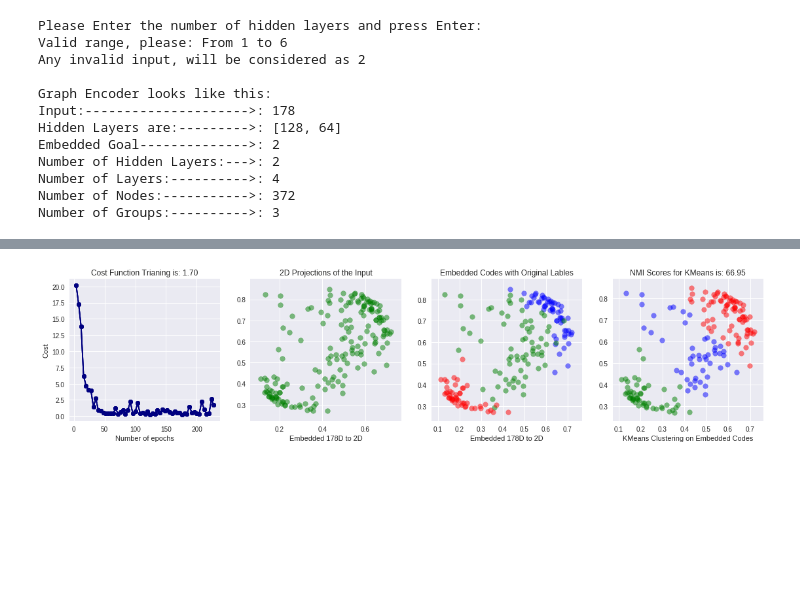
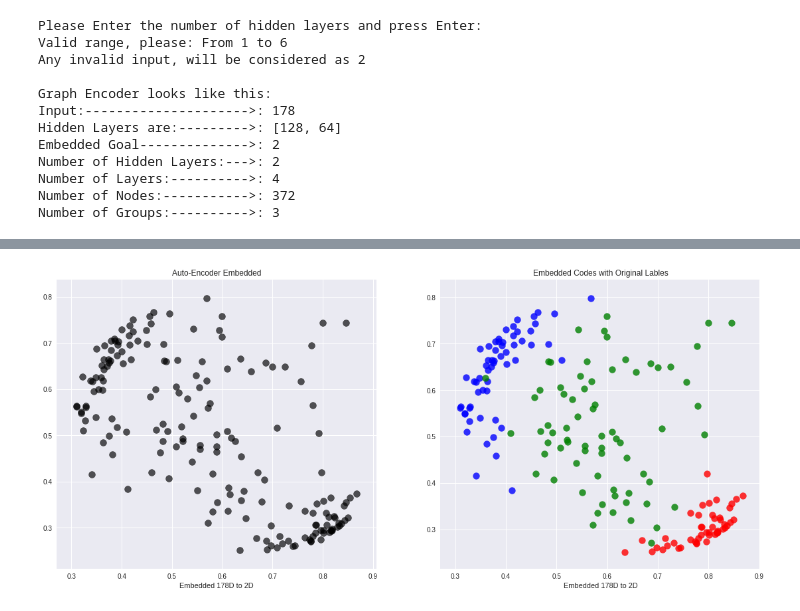
Before and after one commit to saman-nia/Deep-Learning-for-Dimensionality-Reduction, a Jupyter notebook: Deep Learning Dimensionality Reduction on Dense Matrix.ipynb, the cells around one changed output, grey strips where cells are left out. Cells and saved outputs as stored; diff of their text form; code cells hidden in the pictures; blank space fills up the shorter version.

```diff
--- a/Deep Learning Dimensionality Reduction on Dense Matrix.ipynb
+++ b/Deep Learning Dimensionality Reduction on Dense Matrix.ipynb
@@ -313,8 +317,27 @@ for epoch in tqdm(range(1, epochs+1)):
     # Fit training with Backpropagation using batch data.
     for i in range(n_backpro):
         miniData, _ = train_set.next_batch(n_batch)
-        _, new_cost = sess.run([train_optimizer,cost], feed_dict={x: miniData, mode_train:True})
+        _, new_cost = sess.run([train_optimizer, cost], feed_dict={x: miniData, mode_train:True})
     #-------------------------------------------------------------------------------------------
     if epoch % n_diplay == 0 or epoch == epochs:
       steps.append(epoch)
       loss_cost.append(new_cost)
+      #------------------------- Save the optimized data ---------------------------------------------
+      ae_codes = sess.run(code, feed_dict={x: data_set, mode_train: False})
+      pred_KMeans_code = k_means(ae_codes, n_groups)
+      nmi_KMeans_code = normalized_mutual_info_score(labels_set, pred_KMeans_code)
+      NMI_step.append(nmi_KMeans_code*100)
+      clear_output()
+      plt.figure(figsize=(19,6))
+      plt.subplot(1,2,1)
+      plt.plot(steps, loss_cost, color='b', marker="o")
+      plt.ylim(0,(loss_cost[0]+5)),plt.xlim((n_diplay-1),(epochs+1))
+      plt.xlabel('Number of epochs')
+      plt.ylabel('Cost')
+      plt.title('Late Loss: {:0.2f}'.format(new_cost))
+      plt.subplot(1,2,2)
+      plt.plot(steps, NMI_step, color='r', marker="o")
+      plt.ylim(0,100),plt.xlim((n_diplay-1),(epochs+1))
+      plt.xlabel('Number of epochs'),plt.ylabel('NMI Progress')
+      plt.title('Late NMI of KMeans: {:0.2f}'.format(nmi_KMeans_code*100))
+      plt.show()
@@ -331,33 +350,21 @@ by_hsv = ((tuple(mcolors.rgb_to_hsv(mcolors.to_rgba(color)[:3])), name)
           for name, color in colors.items())
 sorted_color = [name for hsv, name in by_hsv]
 # %%
-warnings.filterwarnings('ignore')
-plt.figure(figsize=(19,4))
+plt.figure(figsize=(19,8))
 for num in range(n_groups):
-  plt.subplot(1,4,1)
-  plt.plot(steps, loss_cost, label='Cost Trianing', color='#000080', marker='o')
-  plt.xlabel('Number of epochs')
-  plt.ylabel('Cost')
-  plt.title('Cost Function Trianing is: {:0.2f}'.format(new_cost))
-  plt.subplot(1,4,2)
-  plt.scatter(ae_codes[:,0], ae_codes[:,1], 60, color='g', alpha=0.2, marker='o')
-  plt.title('2D Projections of the Input')
+  plt.subplot(1,2,1)
+  plt.scatter(ae_codes[:,0], ae_codes[:,1], 99, color='k', alpha=0.3, marker='o')
+  plt.title('Auto-Encoder Embedded')
   plt.xlabel('Embedded {:d}D to {:d}D'.format(n_input,int(n_code)))
-  plt.subplot(1,4,3)
+  plt.subplot(1,2,2)
   plt.scatter([ae_codes[:,0][i] for i in range(len(labels_set)) if labels_set[i] == num],
               [ae_codes[:,1][i] for i in range(len(labels_set)) if labels_set[i] == num],
-              60, label=str(num+1), color = sorted_color[num], alpha=0.5, marker='o')
+              99, color = sorted_color[num], alpha=0.8, marker='o')
   plt.title('Embedded Codes with Original Lables')
   plt.xlabel('Embedded {:d}D to {:d}D'.format(n_input,int(n_code)))
-  plt.subplot(1,4,4)
-  plt.scatter([ae_codes[:,0][i] for i in range(len(pred_KMeans_code)) if pred_KMeans_code[i] == num],
-              [ae_codes[:,1][i] for i in range(len(pred_KMeans_code)) if pred_KMeans_code[i] == num],
-              60, label=str(num+1), color = sorted_color[num], alpha=0.5, marker='o')
-  plt.title(('NMI Scores for KMeans is: {:0.2f}').format(nmi_KMeans_code*100))
-  plt.xlabel('KMeans Clustering on Embedded Codes')
 plt.show()
 # %% [output]
-[figure, old version]
+[figure, new version]
 # %%
 from sklearn.decomposition import PCA
 pca = PCA(n_components=2)
```
Also changed, not shown: parts of 11 cells of this notebook.
